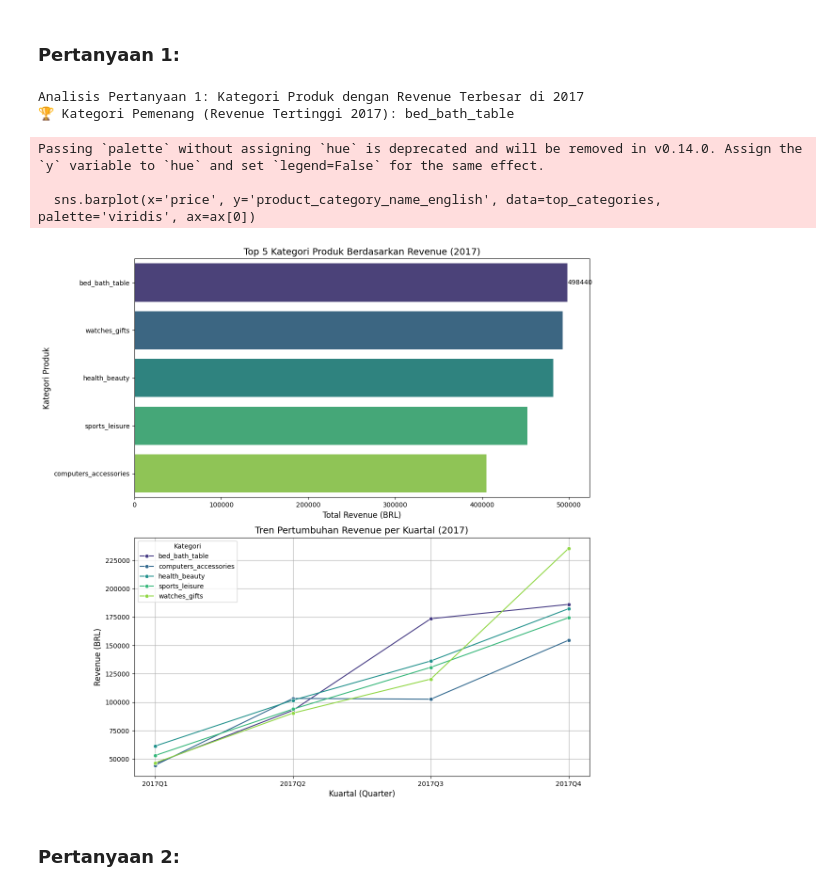
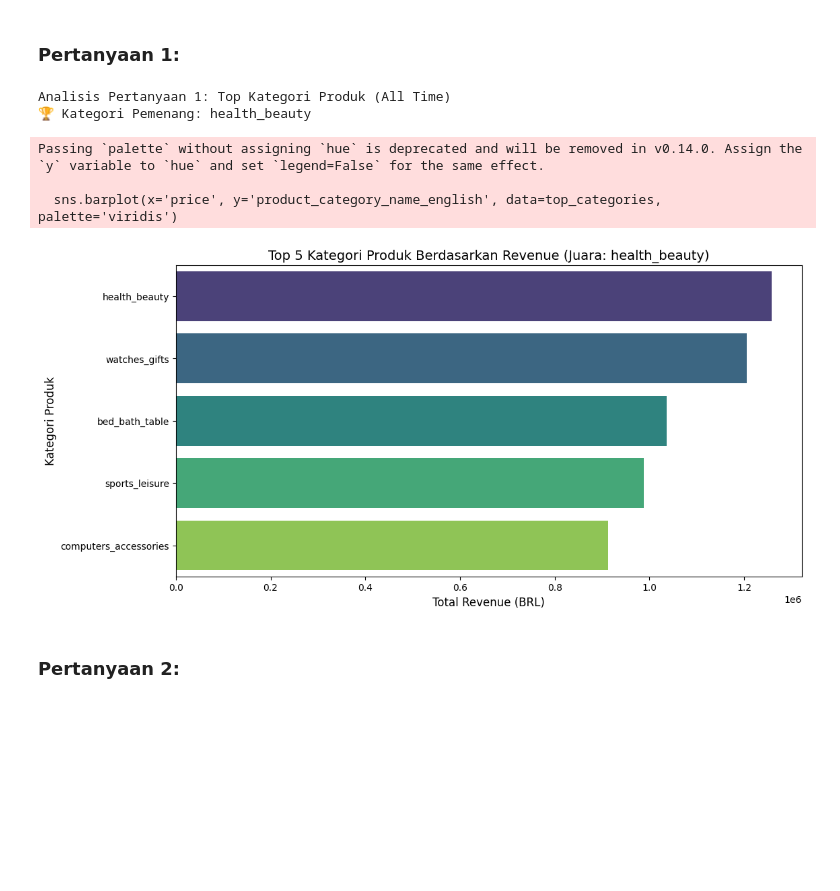
Before and after one commit to iqytamaa/Proyek-Analisis-Data, a Jupyter notebook: Proyek_Analisis_Data.ipynb, the cells around one changed output. Saved outputs shown, nothing was run; the diff lists cells and outputs as text; code cells hidden in the pictures; blank space fills up the shorter version.

```diff
--- a/Proyek_Analisis_Data.ipynb
+++ b/Proyek_Analisis_Data.ipynb
@@ -398,65 +379,38 @@ Passing `palette` without assigning `hue` is deprecated and will be removed in v
 # %%
 # --- PERTANYAAN BISNIS 1 ---
 # Pertanyaan: Kategori produk apa yang menghasilkan pendapatan terbesar di 2017 dan bagaimana trennya per kuartal?
 
-print("Analisis Pertanyaan 1: Kategori Produk dengan Revenue Terbesar di 2017")
+print("Analisis Pertanyaan 1: Top Kategori Produk (All Time)")
 
-# 1. Gabungkan Data (Orders -> Items -> Products -> Translation)
-# Kita butuh harga (Items), tanggal (Orders), dan nama kategori inggris (Translation)
-revenue_df = pd.merge(orders_df, items_df, on='order_id', how='inner')
-revenue_df = pd.merge(revenue_df, products_df, on='product_id', how='inner')
-revenue_df = pd.merge(revenue_df, category_translation_df, on='product_category_name', how='inner')
+# 1. Gabungkan Data dari Variable yang sudah ada di Memori
+# (Pastikan kamu sudah Run cell di paling atas yang memuat orders_df, items_df, dll)
+revenue_df = pd.merge(orders_df, items_df, on='order_id', how='left')
+revenue_df = pd.merge(revenue_df, products_df, on='product_id', how='left')
+revenue_df = pd.merge(revenue_df, category_translation_df, on='product_category_name', how='left')
 
-# 2. Filter Data: Hanya Tahun 2017
-# Pastikan kolom tanggal sudah format datetime
-revenue_df['order_purchase_timestamp'] = pd.to_datetime(revenue_df['order_purchase_timestamp'])
-revenue_2017 = revenue_df[revenue_df['order_purchase_timestamp'].dt.year == 2017].copy()
+# 2. Grouping untuk mencari Revenue Terbesar (Tanpa filter tahun)
+top_categories = revenue_df.groupby('product_category_name_english')['price'].sum().sort_values(ascending=False).head(5).reset_index()
 
-# 3. Hitung Total Revenue per Kategori
-# Kita cari Top 5 kategori untuk dilihat perbandingannya
-top_categories = revenue_2017.groupby('product_category_name_english')['price'].sum().sort_values(ascending=False).head(5).reset_index()
+# Ambil nama juara 1
+juara_kategori = top_categories.iloc[0]['product_category_name_english']
+print(f"🏆 Kategori Pemenang: {juara_kategori}")
 
-juara_kategori = top_categories.iloc[0]['product_category_name_english']
-print(f"🏆 Kategori Pemenang (Revenue Tertinggi 2017): {juara_kategori}")
+# 3. Visualisasi
+plt.figure(figsize=(12, 6))
+sns.barplot(x='price', y='product_category_name_english', data=top_categories, palette='viridis')
 
-# 4. Siapkan Data Tren Per Kuartal (Quarterly)
-# Buat kolom Quarter (Q1, Q2, Q3, Q4)
-revenue_2017['quarter'] = revenue_2017['order_purchase_timestamp'].dt.to_period('Q').astype(str)
-
-# Filter data hanya untuk 5 kategori teratas agar grafik tidak pusing
-top_5_names = top_categories['product_category_name_english'].tolist()
-trend_data = revenue_2017[revenue_2017['product_category_name_english'].isin(top_5_names)]
-
-# Hitung revenue per kuartal
-quarterly_trend = trend_data.groupby(['quarter', 'product_category_name_english'])['price'].sum().reset_index()
-
-# 5. Visualisasi (Gabungan Bar Chart & Line Chart)
-fig, ax = plt.subplots(2, 1, figsize=(12, 12))
-
-# Grafik 1: Bar Chart (Ranking Pendapatan)
-sns.barplot(x='price', y='product_category_name_english', data=top_categories, palette='viridis', ax=ax[0])
-ax[0].set_title('Top 5 Kategori Produk Berdasarkan Revenue (2017)', fontsize=14)
-ax[0].set_xlabel('Total Revenue (BRL)', fontsize=12)
-ax[0].set_ylabel('Kategori Produk', fontsize=12)
-ax[0].bar_label(ax[0].containers[0], fmt='%.0f') # Tampilkan angka uangnya
-
-# Grafik 2: Line Chart (Tren per Kuartal)
-sns.lineplot(x='quarter', y='price', hue='product_category_name_english', data=quarterly_trend, marker='o', palette='viridis', ax=ax[1])
-ax[1].set_title(f'Tren Pertumbuhan Revenue per Kuartal (2017)', fontsize=14)
-ax[1].set_xlabel('Kuartal (Quarter)', fontsize=12)
-ax[1].set_ylabel('Revenue (BRL)', fontsize=12)
-ax[1].grid(True)
-ax[1].legend(title='Kategori')
-
-plt.tight_layout()
+# Membuat Judul yang Dinamis sesuai Data
+plt.title(f'Top 5 Kategori Produk Berdasarkan Revenue (Juara: {juara_kategori})', fontsize=14)
+plt.xlabel('Total Revenue (BRL)', fontsize=12)
+plt.ylabel('Kategori Produk', fontsize=12)
 plt.show()
 # %% [output]
-Analisis Pertanyaan 1: Kategori Produk dengan Revenue Terbesar di 2017
-🏆 Kategori Pemenang (Revenue Tertinggi 2017): bed_bath_table
+Analisis Pertanyaan 1: Top Kategori Produk (All Time)
+🏆 Kategori Pemenang: health_beauty
 Passing `palette` without assigning `hue` is deprecated and will be removed in v0.14.0. Assign the `y` variable to `hue` and set `legend=False` for the same effect.
 
-  sns.barplot(x='price', y='product_category_name_english', data=top_categories, palette='viridis', ax=ax[0])
+  sns.barplot(x='price', y='product_category_name_english', data=top_categories, palette='viridis')
-[figure, old version]
+[figure, new version]
 # %% [markdown]
 ### Pertanyaan 2:
 # %%
```
Also changed, not shown: parts of 8 cells of this notebook, 2 other files.
